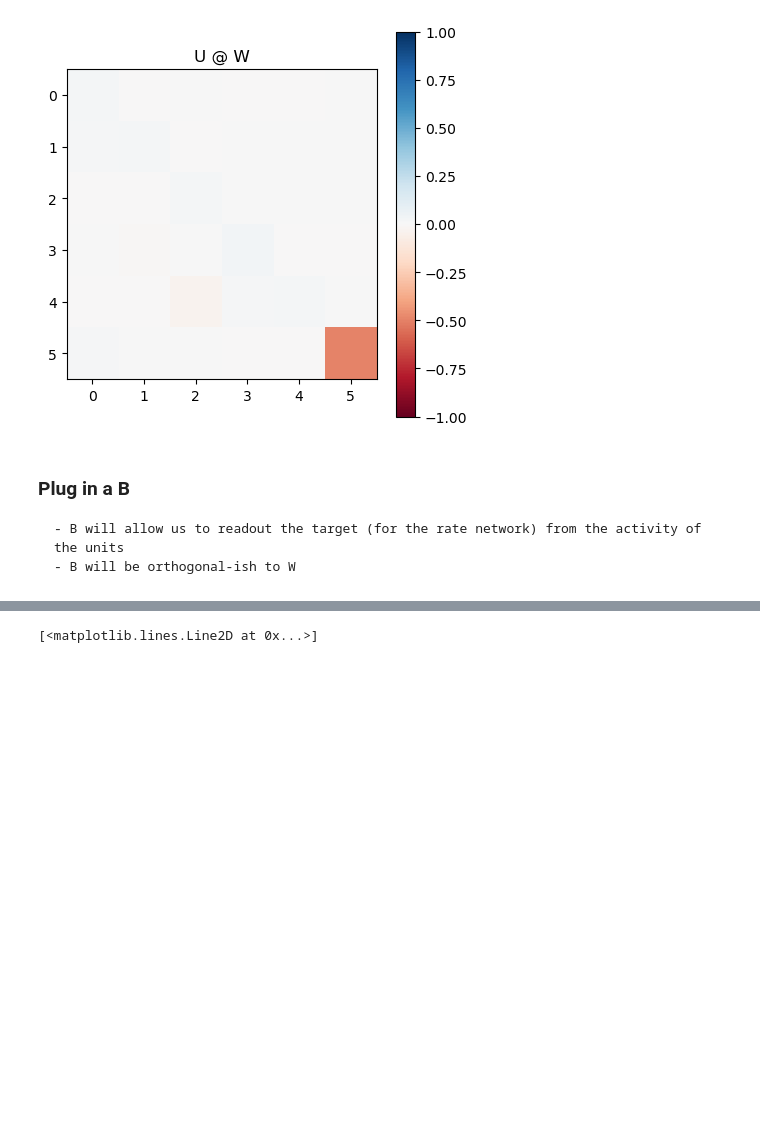
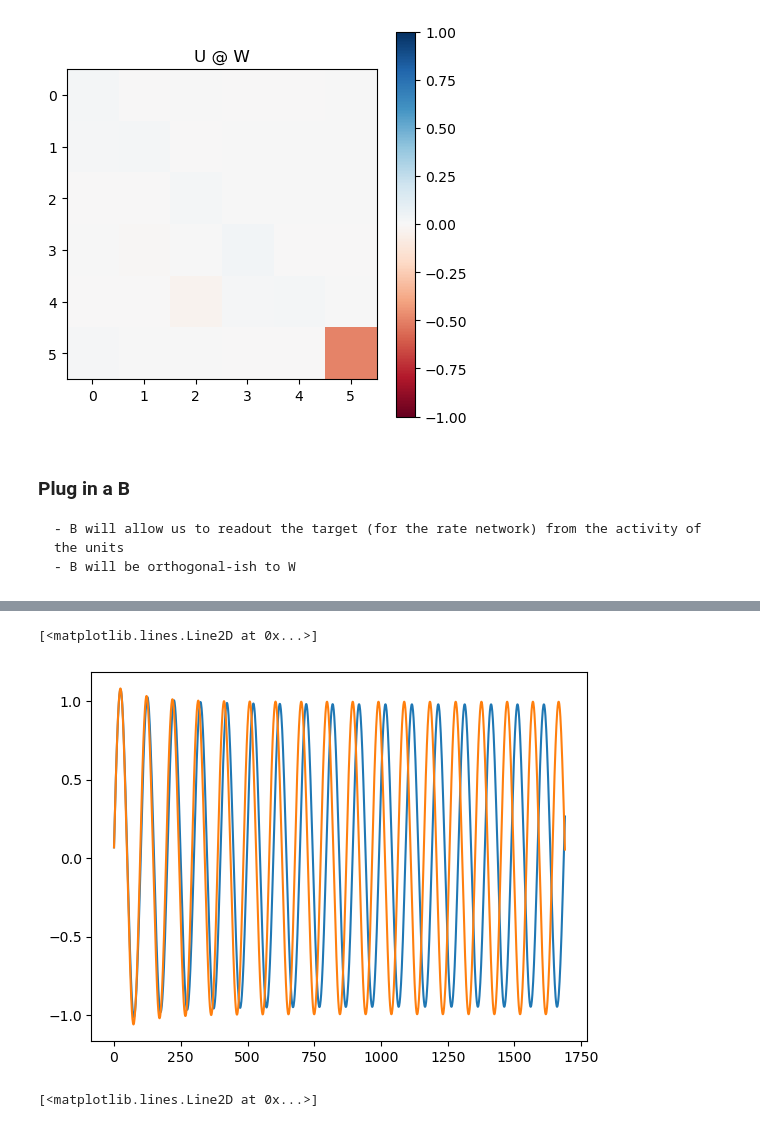
Before and after one commit to andrewZimnik/basal_ganglia, a Jupyter notebook: scripts/multiSpeedLearningModel.ipynb, the cells around one changed output, grey strips where cells are left out. Saved outputs shown, nothing was run; the diff lists cells and outputs as text; code cells hidden in the pictures; blank space fills up the shorter version.

```diff
--- a/scripts/multiSpeedLearningModel.ipynb
+++ b/scripts/multiSpeedLearningModel.ipynb
@@ -542,3 +574,9 @@ def returnRates(u,ipt,b=None,ctxMag = 0.5,xStart = None, rStart = None, zStart =
+# %%
+plt.plot(test1)
+plt.plot(test2)
+# %% [output]
+[<matplotlib.lines.Line2D at 0x...>]
+[figure, added]
 # %%
 # pull out the activity, rates, and latents from a time when the network is already in a limit cycle
 activations,rates,latents,out1 = returnRates(U,INPUT,B,ctxMag=0.5)
```
Also changed, not shown: parts of 16 cells of this notebook.
